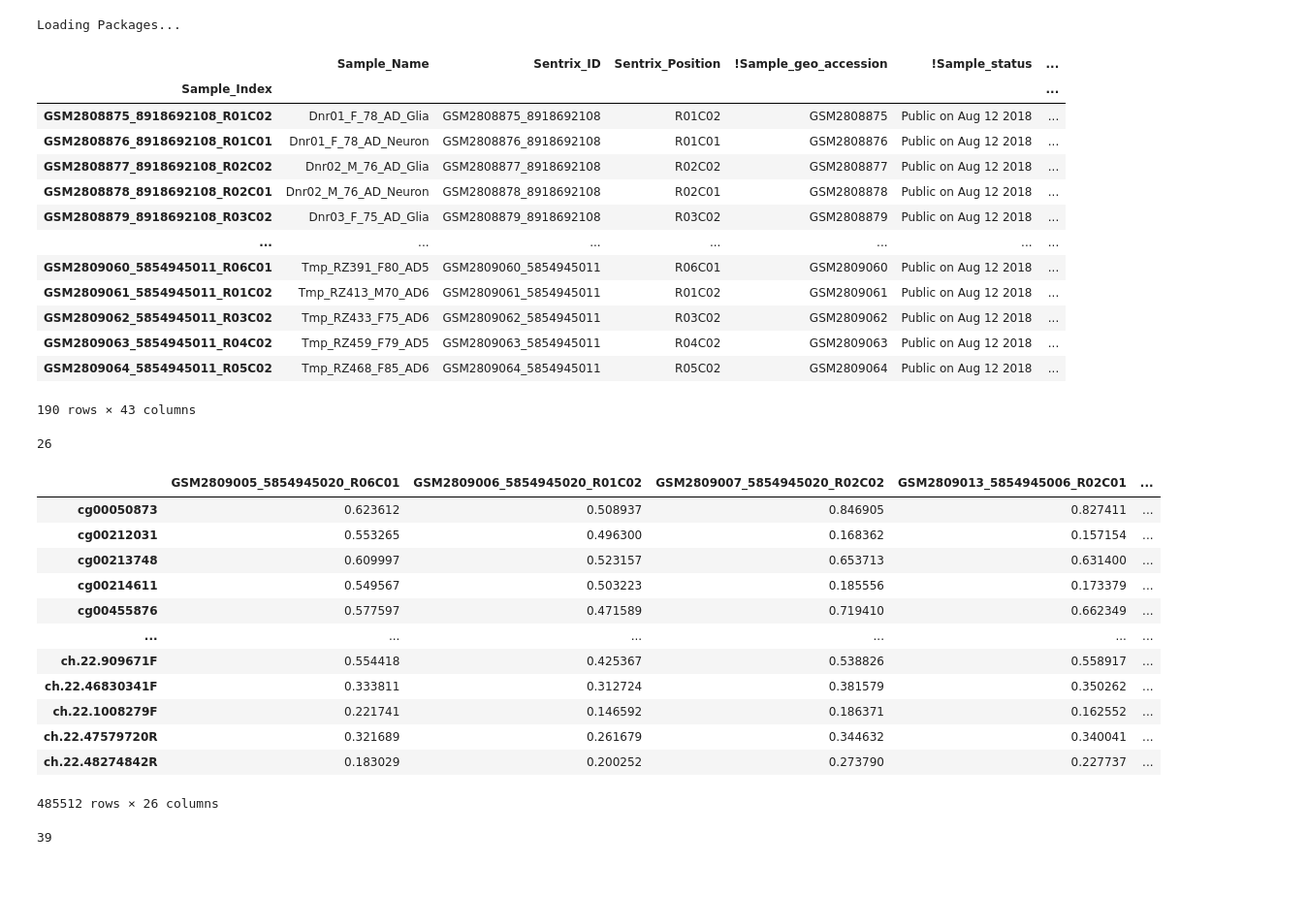
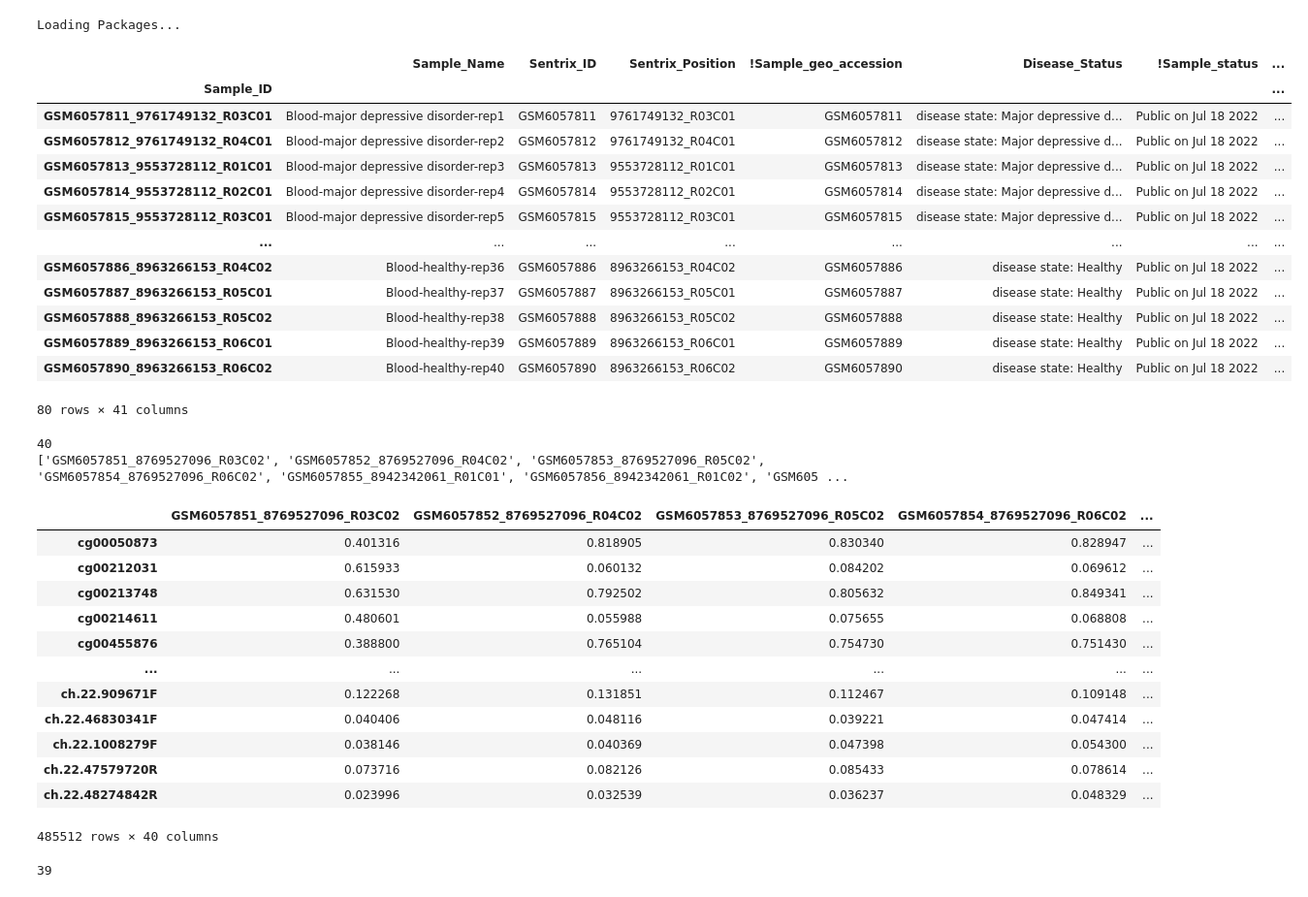
Before and after one commit to jenkins-lab-byu/USEQ_Pipeline_Python, a Jupyter notebook: Creating_sgr_files_python.ipynb, the cells around one changed output. Shown: that part at 97% size. Drawn from its saved outputs; the diff is of its cells as text; code cells hidden in the pictures.

```diff
--- a/Creating_sgr_files_python.ipynb
+++ b/Creating_sgr_files_python.ipynb
@@ -11,50 +11,53 @@ import os
 # %% [output]
 Loading Packages...
 # %%
-# sample_sheet = pd.read_csv("/Volumes/Research_Data/Research_Datasets/Brain_Tissue/Alzheimers_OC_FC_TC_450K/sample_sheet.csv",header = 0, index_col=0)
-# sample_sheet.iloc[:]
+sample_sheet = pd.read_csv("/Volumes/Research_Data/Research_Datasets/Whole_Blood/Whole_Blood_Depression_Study_450K/sample_sheet.csv",header = 0, index_col=0)
+sample_sheet.iloc[:]
 # %% [output]
-|  | Sample_Name | Sentrix_ID | Sentrix_Position | !Sample_geo_accession | !Sample_status | ... |
-| Sample_Index |  |  |  |  |  | ... |
-| GSM2808875_8918692108_R01C02 | Dnr01_F_78_AD_Glia | GSM2808875_8918692108 | R01C02 | GSM2808875 | Public on Aug 12 2018 | ... |
-| GSM2808876_8918692108_R01C01 | Dnr01_F_78_AD_Neuron | GSM2808876_8918692108 | R01C01 | GSM2808876 | Public on Aug 12 2018 | ... |
-| GSM2808877_8918692108_R02C02 | Dnr02_M_76_AD_Glia | GSM2808877_8918692108 | R02C02 | GSM2808877 | Public on Aug 12 2018 | ... |
-| GSM2808878_8918692108_R02C01 | Dnr02_M_76_AD_Neuron | GSM2808878_8918692108 | R02C01 | GSM2808878 | Public on Aug 12 2018 | ... |
-| GSM2808879_8918692108_R03C02 | Dnr03_F_75_AD_Glia | GSM2808879_8918692108 | R03C02 | GSM2808879 | Public on Aug 12 2018 | ... |
-| ... | ... | ... | ... | ... | ... | ... |
-| GSM2809060_5854945011_R06C01 | Tmp_RZ391_F80_AD5 | GSM2809060_5854945011 | R06C01 | GSM2809060 | Public on Aug 12 2018 | ... |
-| GSM2809061_5854945011_R01C02 | Tmp_RZ413_M70_AD6 | GSM2809061_5854945011 | R01C02 | GSM2809061 | Public on Aug 12 2018 | ... |
-| GSM2809062_5854945011_R03C02 | Tmp_RZ433_F75_AD6 | GSM2809062_5854945011 | R03C02 | GSM2809062 | Public on Aug 12 2018 | ... |
-| GSM2809063_5854945011_R04C02 | Tmp_RZ459_F79_AD5 | GSM2809063_5854945011 | R04C02 | GSM2809063 | Public on Aug 12 2018 | ... |
-| GSM2809064_5854945011_R05C02 | Tmp_RZ468_F85_AD6 | GSM2809064_5854945011 | R05C02 | GSM2809064 | Public on Aug 12 2018 | ... |
+|  | Sample_Name | Sentrix_ID | Sentrix_Position | !Sample_geo_accession | Disease_Status | !Sample_status | ... |
+| Sample_ID |  |  |  |  |  |  | ... |
+| GSM6057811_9761749132_R03C01 | Blood-major depressive disorder-rep1 | GSM6057811 | 9761749132_R03C01 | GSM6057811 | disease state: Major depressive d... | Public on Jul 18 2022 | ... |
+| GSM6057812_9761749132_R04C01 | Blood-major depressive disorder-rep2 | GSM6057812 | 9761749132_R04C01 | GSM6057812 | disease state: Major depressive d... | Public on Jul 18 2022 | ... |
+| GSM6057813_9553728112_R01C01 | Blood-major depressive disorder-rep3 | GSM6057813 | 9553728112_R01C01 | GSM6057813 | disease state: Major depressive d... | Public on Jul 18 2022 | ... |
+| GSM6057814_9553728112_R02C01 | Blood-major depressive disorder-rep4 | GSM6057814 | 9553728112_R02C01 | GSM6057814 | disease state: Major depressive d... | Public on Jul 18 2022 | ... |
+| GSM6057815_9553728112_R03C01 | Blood-major depressive disorder-rep5 | GSM6057815 | 9553728112_R03C01 | GSM6057815 | disease state: Major depressive d... | Public on Jul 18 2022 | ... |
+| ... | ... | ... | ... | ... | ... | ... | ... |
+| GSM6057886_8963266153_R04C02 | Blood-healthy-rep36 | GSM6057886 | 8963266153_R04C02 | GSM6057886 | disease state: Healthy | Public on Jul 18 2022 | ... |
+| GSM6057887_8963266153_R05C01 | Blood-healthy-rep37 | GSM6057887 | 8963266153_R05C01 | GSM6057887 | disease state: Healthy | Public on Jul 18 2022 | ... |
+| GSM6057888_8963266153_R05C02 | Blood-healthy-rep38 | GSM6057888 | 8963266153_R05C02 | GSM6057888 | disease state: Healthy | Public on Jul 18 2022 | ... |
+| GSM6057889_8963266153_R06C01 | Blood-healthy-rep39 | GSM6057889 | 8963266153_R06C01 | GSM6057889 | disease state: Healthy | Public on Jul 18 2022 | ... |
+| GSM6057890_8963266153_R06C02 | Blood-healthy-rep40 | GSM6057890 | 8963266153_R06C02 | GSM6057890 | disease state: Healthy | Public on Jul 18 2022 | ... |
-190 rows × 43 columns
+80 rows × 41 columns
 # %%
 # #  If you need to subset for a specific control sample type you can
 
-# control_subset = []
-# for i in sample_sheet.index:
-#     if sample_sheet.loc[i,"Cell_Type"] == "bulk_CTRL_Temporal Cortex":
-#         control_subset.append(i)
+control_subset = []
+for i in sample_sheet.index:
+    if sample_sheet.loc[i,"Disease_Status"] == "disease state: Healthy":
+        control_subset.append(i)
 
-# print(len(control_subset))
+print(len(control_subset))
+print(control_subset)
 
-# beta_values = pd.read_csv("/Volumes/Research_Data/Research_Datasets/Brain_Tissue/Alzheimers_OC_FC_TC_450K/Occipital_Frontal_Temporal_450K_beta_values.csv",header = 0,index_col = 0)
-# control = beta_values.loc[:,control_subset]
-# control.to_csv("/Volumes/Research_Data/USEQ_Analyses/Bulk_Temporal_Cortex_vs_Bulk_AD_Temporal_Cortex/bulk_control_betas.csv")
-# control.iloc[:]
+
+beta_values = pd.read_csv("/Volumes/Research_Data/Research_Datasets/Whole_Blood/Whole_Blood_Depression_Study_450K/Whole_Blood_Depression_Study_beta_values.csv",header = 0,index_col = 0)
+control = beta_values.loc[:,control_subset]
+control.to_csv("/Volumes/Research_Data/USEQ_Analyses/Neurons_vs_Whole_Blood/whole_blood_betas_healthy_depression_study.csv")
+control.iloc[:]
 # %% [output]
-26
+40
+['GSM6057851_8769527096_R03C02', 'GSM6057852_8769527096_R04C02', 'GSM6057853_8769527096_R05C02', 'GSM6057854_8769527096_R06C02', 'GSM6057855_8942342061_R01C01', 'GSM6057856_8942342061_R01C02', 'GSM605 ...
-|  | GSM2809005_5854945020_R06C01 | GSM2809006_5854945020_R01C02 | GSM2809007_5854945020_R02C02 | GSM2809013_5854945006_R02C01 | ... |
-| cg00050873 | 0.623612 | 0.508937 | 0.846905 | 0.827411 | ... |
-| cg00212031 | 0.553265 | 0.496300 | 0.168362 | 0.157154 | ... |
-| cg00213748 | 0.609997 | 0.523157 | 0.653713 | 0.631400 | ... |
-| cg00214611 | 0.549567 | 0.503223 | 0.185556 | 0.173379 | ... |
-| cg00455876 | 0.577597 | 0.471589 | 0.719410 | 0.662349 | ... |
+|  | GSM6057851_8769527096_R03C02 | GSM6057852_8769527096_R04C02 | GSM6057853_8769527096_R05C02 | GSM6057854_8769527096_R06C02 | ... |
+| cg00050873 | 0.401316 | 0.818905 | 0.830340 | 0.828947 | ... |
+| cg00212031 | 0.615933 | 0.060132 | 0.084202 | 0.069612 | ... |
+| cg00213748 | 0.631530 | 0.792502 | 0.805632 | 0.849341 | ... |
+| cg00214611 | 0.480601 | 0.055988 | 0.075655 | 0.068808 | ... |
+| cg00455876 | 0.388800 | 0.765104 | 0.754730 | 0.751430 | ... |
 | ... | ... | ... | ... | ... | ... |
-| ch.22.909671F | 0.554418 | 0.425367 | 0.538826 | 0.558917 | ... |
-| ch.22.46830341F | 0.333811 | 0.312724 | 0.381579 | 0.350262 | ... |
-| ch.22.1008279F | 0.221741 | 0.146592 | 0.186371 | 0.162552 | ... |
-| ch.22.47579720R | 0.321689 | 0.261679 | 0.344632 | 0.340041 | ... |
-| ch.22.48274842R | 0.183029 | 0.200252 | 0.273790 | 0.227737 | ... |
+| ch.22.909671F | 0.122268 | 0.131851 | 0.112467 | 0.109148 | ... |
+| ch.22.46830341F | 0.040406 | 0.048116 | 0.039221 | 0.047414 | ... |
+| ch.22.1008279F | 0.038146 | 0.040369 | 0.047398 | 0.054300 | ... |
+| ch.22.47579720R | 0.073716 | 0.082126 | 0.085433 | 0.078614 | ... |
+| ch.22.48274842R | 0.023996 | 0.032539 | 0.036237 | 0.048329 | ... |
-485512 rows × 26 columns
+485512 rows × 40 columns
 # %%
```
Also changed, not shown: parts of 1 cell of this notebook, 2 other files.
